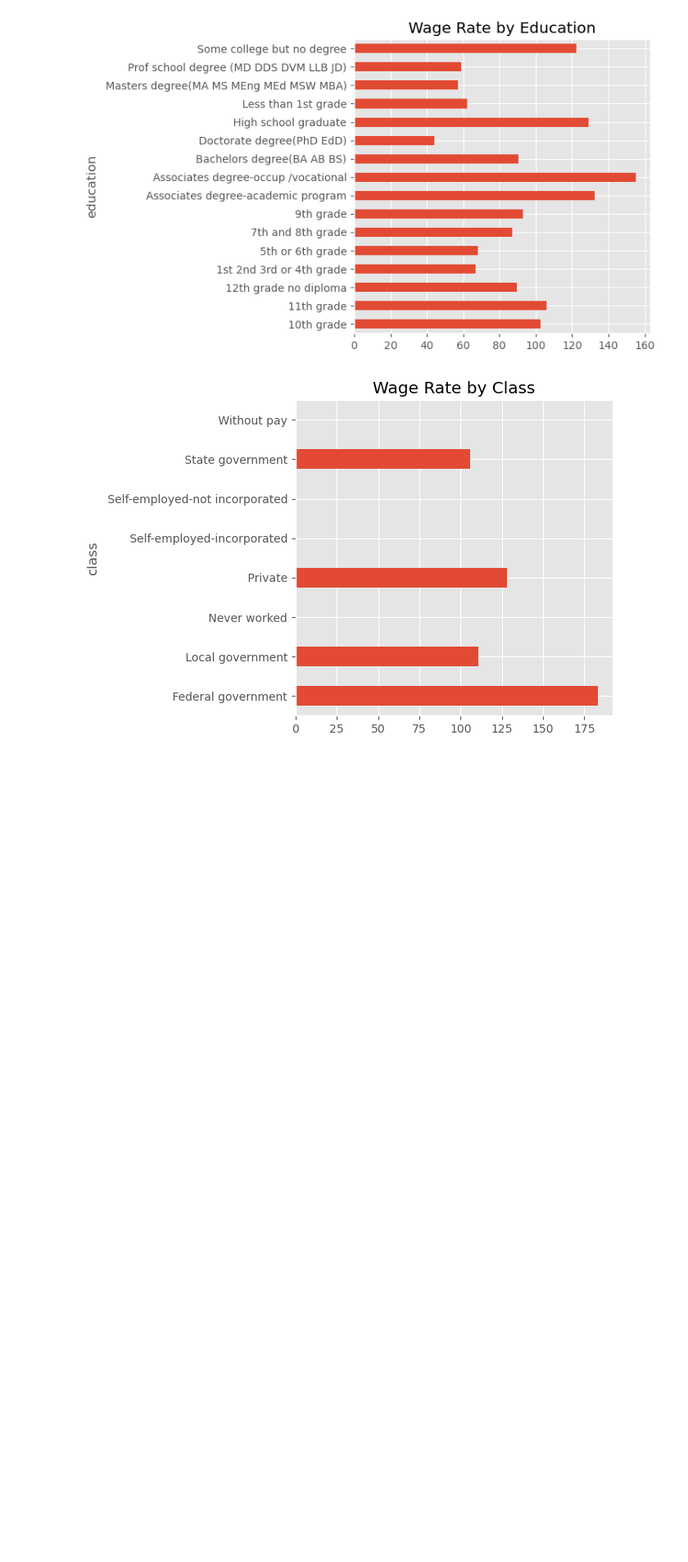
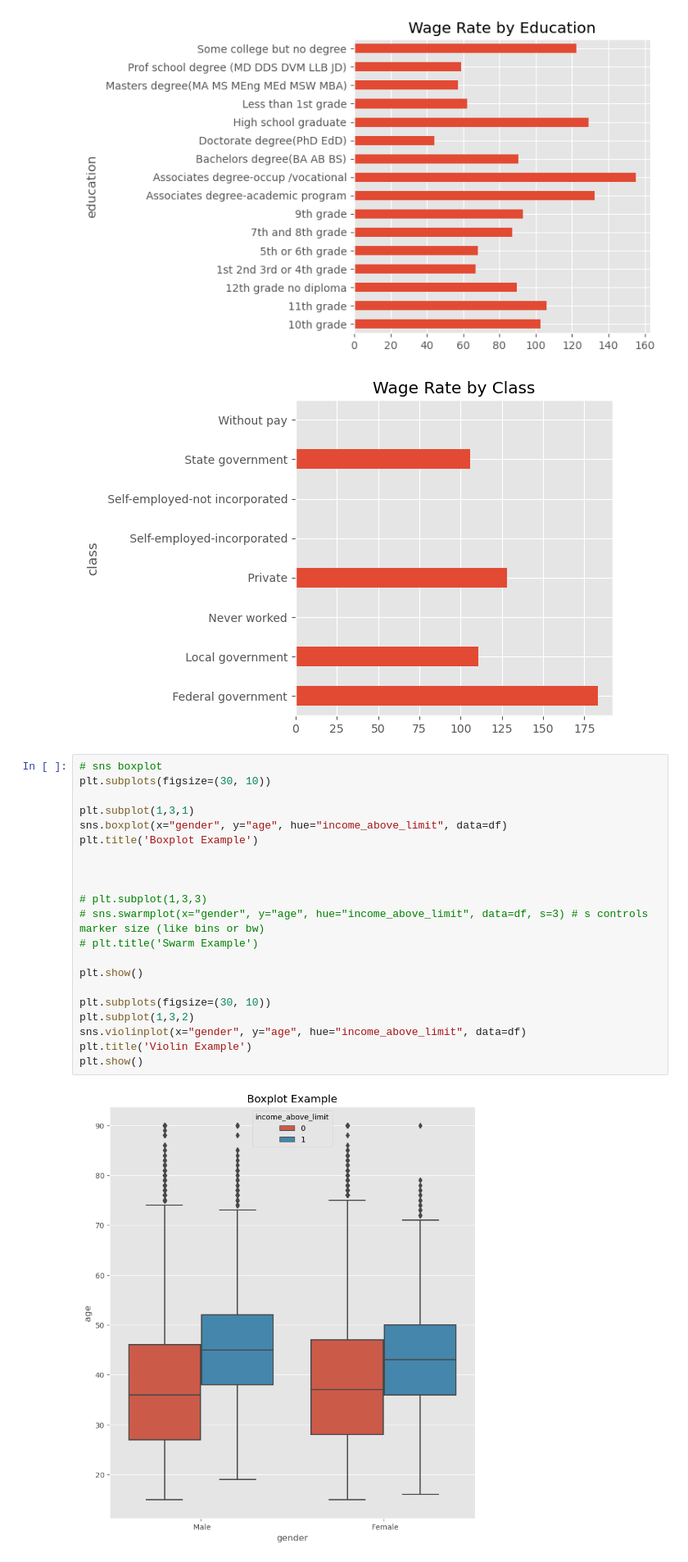
Before and after one commit to Jadonsw123/Jupyter, a Jupyter notebook: MLProject1.ipynb, the cells around one changed output. Shown at 82% size. Saved outputs shown, nothing was run; the diff lists cells and outputs as text; blank space fills up the shorter version.

Commit message:
added box plots, violin example,etc.

```diff
--- a/MLProject1.ipynb
+++ b/MLProject1.ipynb
@@ -219,3 +219,26 @@ plt.show()
 # %% [output]
 [figure]
 [figure]
+# %%
+# sns boxplot
+plt.subplots(figsize=(30, 10))
+
+plt.subplot(1,3,1)
+sns.boxplot(x="gender", y="age", hue="income_above_limit", data=df)
+plt.title('Boxplot Example')
+
+
+
+# plt.subplot(1,3,3)
+# sns.swarmplot(x="gender", y="age", hue="income_above_limit", data=df, s=3) # s controls marker size (like bins or bw)
+# plt.title('Swarm Example')
+
+plt.show()
+
+plt.subplots(figsize=(30, 10))
+plt.subplot(1,3,2)
+sns.violinplot(x="gender", y="age", hue="income_above_limit", data=df)
+plt.title('Violin Example')
+plt.show()
+# %% [output]
+[figure, added]
```
Also changed, not shown: parts of 3 cells of this notebook.
